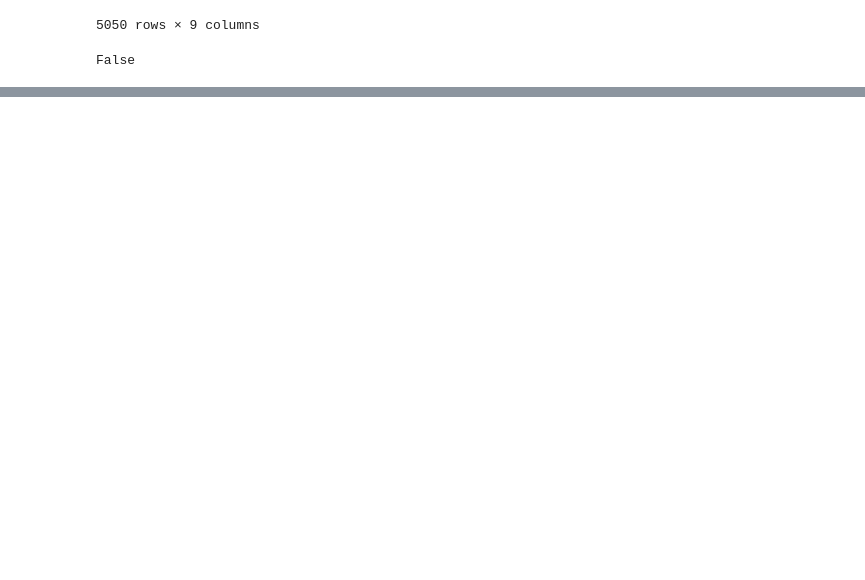
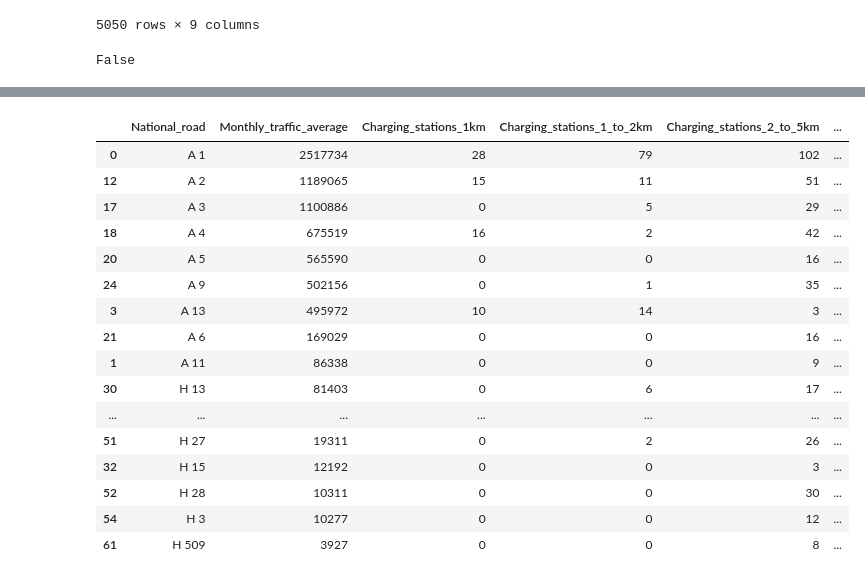
Before and after one commit to FBigler/DWL-Project, a Jupyter notebook: jupyter_notebooks/Objective_5_LR.ipynb, the cells around one changed output, grey strips where cells are left out. Saved outputs shown, nothing was run; the diff lists cells and outputs as text; code cells hidden in the pictures; blank space fills up the shorter version.

```diff
--- a/jupyter_notebooks/Objective_5_LR.ipynb
+++ b/jupyter_notebooks/Objective_5_LR.ipynb
@@ -210,0 +351,12 @@ df_points
+# %%
+# df_final = df_radius[(df_radius['annual_average'] != 0)]
+df_final = df_radius[df_radius['annual_average'] != 0].groupby(['road']).agg({'annual_average': 'sum',
+                                 'Charging_stations_1km' : 'sum',
+                                 'Charging_stations_1-2km' : 'sum',
+                                 'Charging_stations_2-5km' : 'sum',
+                                 'Charging_stations_5-10km' : 'sum'})
+df_final.reset_index(inplace=True)
+df_final.columns = ['National_road', 'Monthly_traffic_average', 'Charging_stations_1km',
+                     'Charging_stations_1_to_2km', 'Charging_stations_2_to_5km', 'Charging_stations_5_to_10km']
+df_final.sort_values(by = 'Monthly_traffic_average', ascending = False, inplace = True)
+df_final
@@ -210,0 +377,21 @@ df_points
+# %%
+df_import = df_final[df_final['Charging_stations_2_to_5km'] != 0]
+df_import
+# %% [output]
+|  | National_road | Monthly_traffic_average | Charging_stations_1km | Charging_stations_1_to_2km | Charging_stations_2_to_5km | ... |
+| 0 | A 1 | 2517734 | 28 | 79 | 102 | ... |
+| 12 | A 2 | 1189065 | 15 | 11 | 51 | ... |
+| 17 | A 3 | 1100886 | 0 | 5 | 29 | ... |
+| 18 | A 4 | 675519 | 16 | 2 | 42 | ... |
+| 20 | A 5 | 565590 | 0 | 0 | 16 | ... |
+| 24 | A 9 | 502156 | 0 | 1 | 35 | ... |
+| 3 | A 13 | 495972 | 10 | 14 | 3 | ... |
+| 21 | A 6 | 169029 | 0 | 0 | 16 | ... |
+| 1 | A 11 | 86338 | 0 | 0 | 9 | ... |
+| 30 | H 13 | 81403 | 0 | 6 | 17 | ... |
+| ... | ... | ... | ... | ... | ... | ... |
+| 51 | H 27 | 19311 | 0 | 2 | 26 | ... |
+| 32 | H 15 | 12192 | 0 | 0 | 3 | ... |
+| 52 | H 28 | 10311 | 0 | 0 | 30 | ... |
+| 54 | H 3 | 10277 | 0 | 0 | 12 | ... |
+| 61 | H 509 | 3927 | 0 | 0 | 8 | ... |
```
Also changed, not shown: parts of 16 cells of this notebook.
